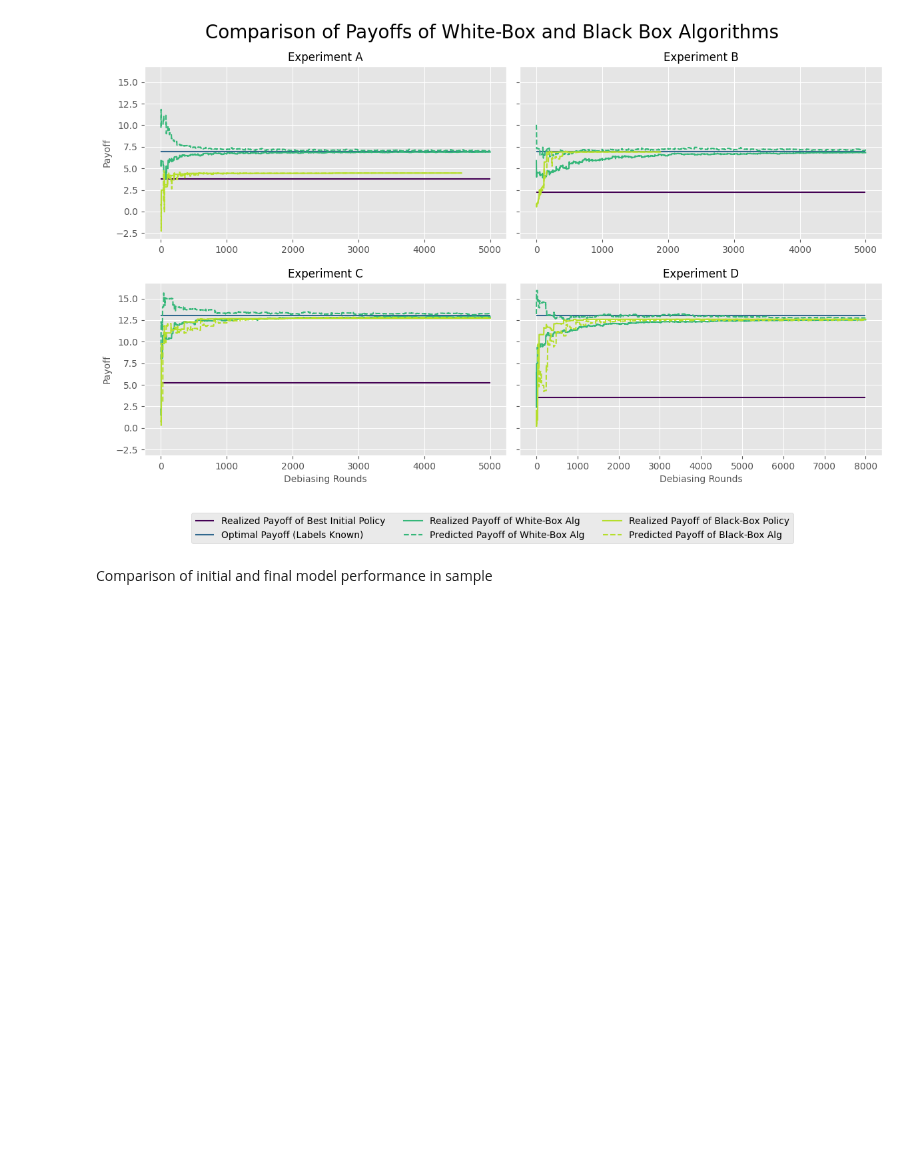
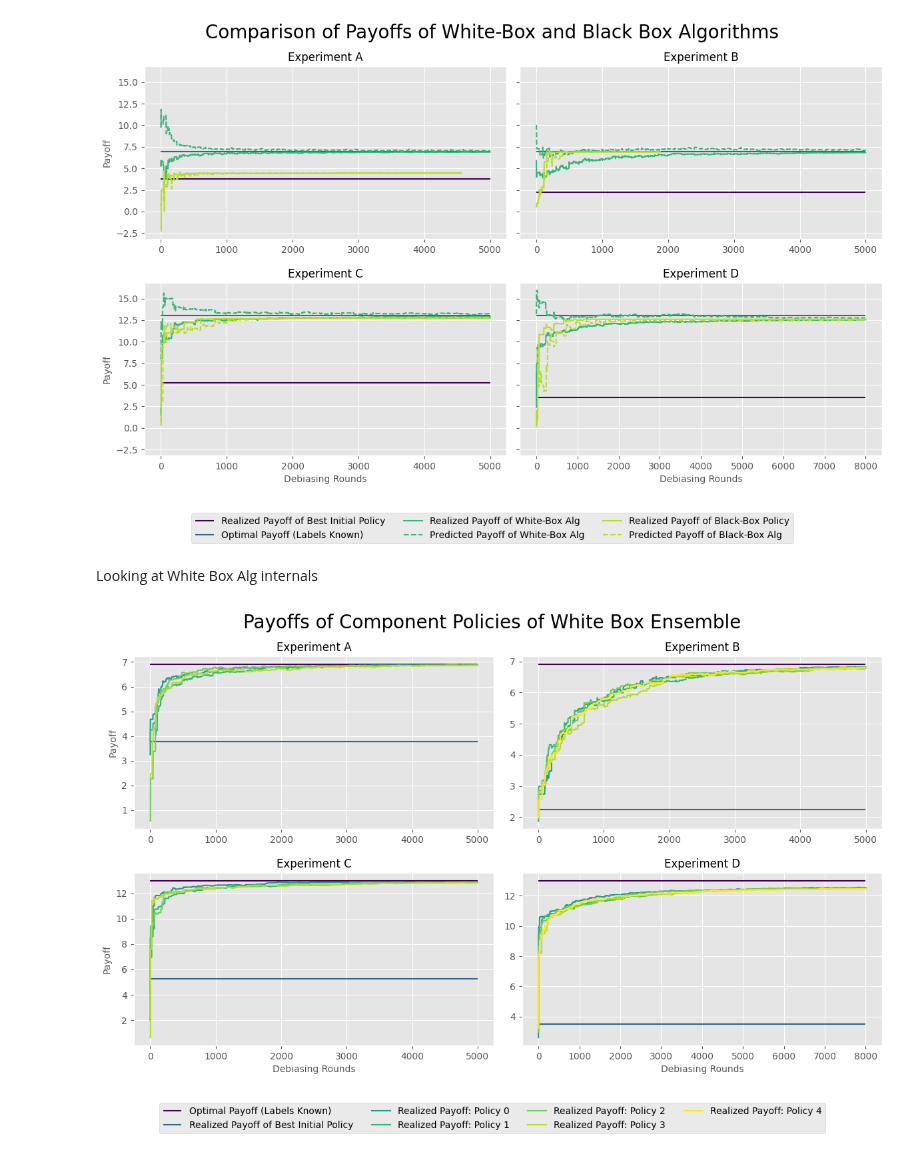
Before and after one commit to globusharris/ensembling-constrained-optimization, a Jupyter notebook: experiments/paper-figs.ipynb, the cells around one changed output. Cells and saved outputs as stored; diff of their text form; code cells hidden in the pictures; blank space fills up the shorter version.

```diff
--- a/experiments/paper-figs.ipynb
+++ b/experiments/paper-figs.ipynb
@@ -95,5 +158,60 @@ fig.legend(loc='lower center', ncol=3)
 plt.savefig('paper-figs/WBvsBB.pdf')
 # %% [output]
 [figure]
-# %% [markdown]
-Comparison of initial and final model performance in sample
+# %% [markdown]
+Looking at White Box Alg internals
+# %%
+plt.style.use('ggplot')
+
+# Number of colors you want
+n_colors = 10
+# Choose a colormap
+colormap = plt.get_cmap('viridis')
+# Generate colors from the colormap
+colors = [colormap(i) for i in np.linspace(0, 1, n_colors)]
+# Update the default color cycle
+plt.rcParams['axes.prop_cycle'] = plt.cycler(color=colors)
+
+fig, axs = plt.subplots(2, 2, sharex=False, sharey=False, figsize=(12, 8))
+fig.tight_layout(pad=4.0)  # Use tight_layout for better spacing
+
+for i in range(len(pathsets)):
+
+    bbPath = f'experiment-pipeline/debiased-models/{pathsets[i][0]}'
+    wbPath = f'experiment-pipeline/debiased-models/{pathsets[i][1]}'
+    with open(bbPath, 'rb') as file:
+        bbModel = dill.load(file)
+    with open(wbPath, 'rb') as file:
+        maxModel = dill.load(file)
+
+    pred_rev = np.mean(np.array(maxModel.self_assessed_revs_by_round), axis=2)
+    real_rev = np.mean(np.array(maxModel.realized_revs_by_round), axis=2)
+    max_init_model = max([real_rev[0,i] for i in range(maxModel.n_models)])
+    n = len(maxModel.self_assessed_revs_by_round)
+
+    if i==1:
+        axs[i//2,i%2].hlines(np.mean(np.einsum('ij, ij->i', maxModel.train_y, maxModel.policies[0].run_given_preds(maxModel.train_y))), 0, n-1, label="Optimal Payoff (Labels Known)", color=colors[0])
+        axs[i//2,i%2].hlines(max_init_model, 0, maxModel.curr_depth-1, label=f"Realized Payoff of Best Initial Policy", color=colors[3])
+        for j in range(maxModel.n_models):
+            axs[i//2,i%2].plot(np.arange(n), real_rev[:,j], label=f"Realized Payoff: Policy {j}", color=colors[5+j])
+        axs[i//2,i%2].set_title(f'Experiment {experimentNames[i]}', fontsize=12)
+
+    else:
+        axs[i//2,i%2].hlines(np.mean(np.einsum('ij, ij->i', maxModel.train_y, maxModel.policies[0].run_given_preds(maxModel.train_y))), 0, n-1, color=colors[0])
+        axs[i//2,i%2].hlines(max_init_model, 0, maxModel.curr_depth-1, color=colors[3])
+        for j in range(maxModel.n_models):
+            axs[i//2,i%2].plot(np.arange(n), real_rev[:,j], color=colors[5+j])
+        axs[i//2,i%2].set_title(f'Experiment {experimentNames[i]}', fontsize=12)
+
+axs[0,0].set_ylabel('Payoff', fontsize=10)
+axs[1,0].set_ylabel('Payoff', fontsize=10)
+axs[1,0].set_xlabel('Debiasing Rounds', fontsize=10)
+axs[1,1].set_xlabel('Debiasing Rounds', fontsize=10)
+
+fig.suptitle("Payoffs of Component Policies of White Box Ensemble", fontsize=20)
+plt.tight_layout(rect=[0, 0.1, 1, 0.95])
+plt.subplots_adjust(top=0.9, bottom=0.17)
+fig.legend(loc='lower center', ncol=4)
+plt.savefig('paper-figs/WBComponentPolicies.pdf')
+# %% [output]
+[figure, added]
```
Also changed, not shown: parts of 21 cells of this notebook.
